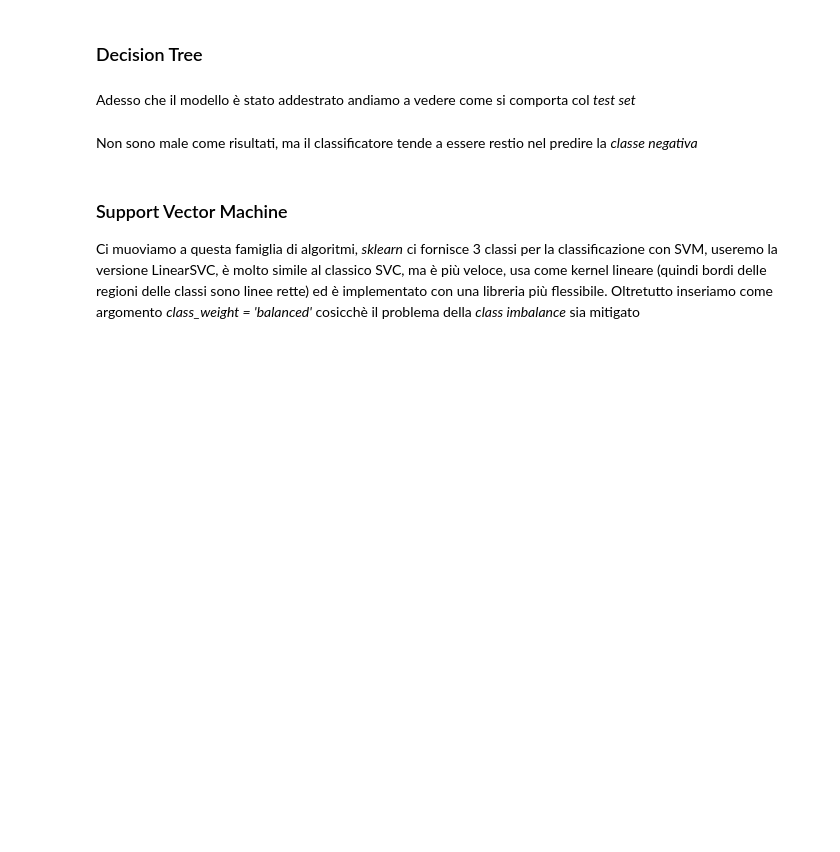
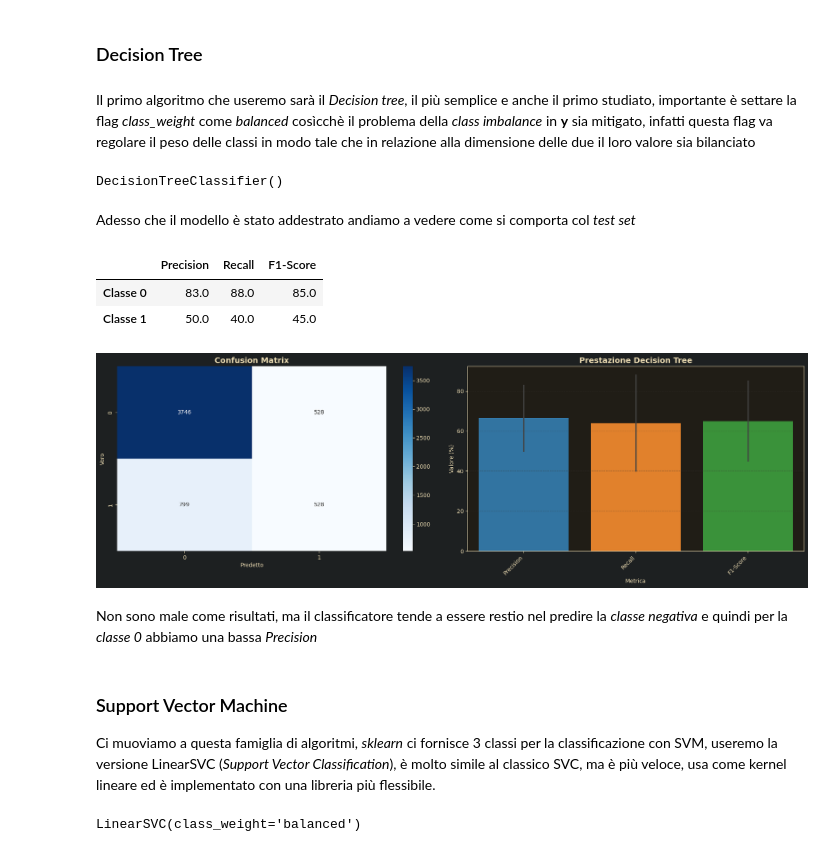
Before and after one commit to umbertofrega/Salary_Prediction, a Jupyter notebook: salary_classification.ipynb, the cells around one changed output. Cells and saved outputs as stored; diff of their text form; code cells hidden in the pictures; blank space fills up the shorter version.

```diff
--- a/salary_classification.ipynb
+++ b/salary_classification.ipynb
@@ -206,10 +333,11 @@ def statistiche(y_test, y_pred):
 # %%
-def mostra(y_test,y_pred,alg):
+from IPython.display import display
+def analizza(y_test,y_pred,alg):
     plt.figure(figsize=(18, 6))
     plt.subplot(1, 2, 1)
     matrice_confusione(y_test,y_pred)
     tmp = statistiche(y_test,y_pred)
-    print (tmp)
+    display(tmp)
     plt.subplot(1, 2, 2)
     grafico_scatole(tmp,alg)
     results[alg] = tmp
@@ -219,26 +347,35 @@ def mostra(y_test,y_pred,alg):
 results = {}
 # %% [markdown]
 ### Decision Tree
+# %% [markdown]
+Il primo algoritmo che useremo sarà il _Decision tree_, il più semplice e anche il primo studiato, importante è settare la flag *class_weight* come _balanced_ cosìcchè il problema della _class imbalance_ in __y__ sia mitigato, infatti questa flag va regolare il peso delle classi in modo tale che in relazione alla dimensione delle due il loro valore sia bilanciato
 # %%
 from sklearn import tree
 
-dec_tree = tree.DecisionTreeClassifier(class_weight='balanced')
+dec_tree = tree.DecisionTreeClassifier(class_weight= "balanced")
 dec_tree.fit(x_train,y_train)
-print("Modello Addestrato")
+# %% [output]
+DecisionTreeClassifier()
 # %% [markdown]
 Adesso che il modello è stato addestrato andiamo a vedere come si comporta col _test set_
 # %%
 y_pred = dec_tree.predict(x_test)
 # %%
-mostra(y_test,y_pred,"Decision Tree")
+analizza(y_test,y_pred,"Decision Tree")
+# %% [output]
+|  | Precision | Recall | F1-Score |
+| Classe 0 | 83.0 | 88.0 | 85.0 |
+| Classe 1 | 50.0 | 40.0 | 45.0 |
+[figure, added]
 # %% [markdown]
-Non sono male come risultati, ma il classificatore tende a essere restio nel predire la _classe negativa_
+Non sono male come risultati, ma il classificatore tende a essere restio nel predire la _classe negativa_ e quindi per la _classe 0_ abbiamo una bassa *Precision*
 # %% [markdown]
 ### Support Vector Machine
-Ci muoviamo a questa famiglia di algoritmi, _sklearn_ ci fornisce 3 classi per la classificazione con SVM, useremo la versione LinearSVC, è molto simile al classico SVC, ma è più veloce, usa come kernel lineare (quindi bordi delle regioni delle classi sono linee rette) ed è implementato con una libreria più flessibile. Oltretutto inseriamo come argomento *class_weight = 'balanced'* cosicchè il problema della _class imbalance_ sia mitigato
+Ci muoviamo a questa famiglia di algoritmi, _sklearn_ ci fornisce 3 classi per la classificazione con SVM, useremo la versione LinearSVC (*Support Vector Classification*), è molto simile al classico SVC, ma è più veloce, usa come kernel lineare ed è implementato con una libreria più flessibile.
 # %%
 from sklearn import svm
-clf = svm.LinearSVC(class_weight = 'balanced')
-clf.fit(x_train,y_train)
-print("Modello Addestrato!")
+svm_clf = svm.LinearSVC(class_weight = "balanced")
+svm_clf.fit(x_train,y_train)
+# %% [output]
+LinearSVC(class_weight='balanced')
 # %%
```
Also changed, not shown: parts of 43 cells of this notebook.
